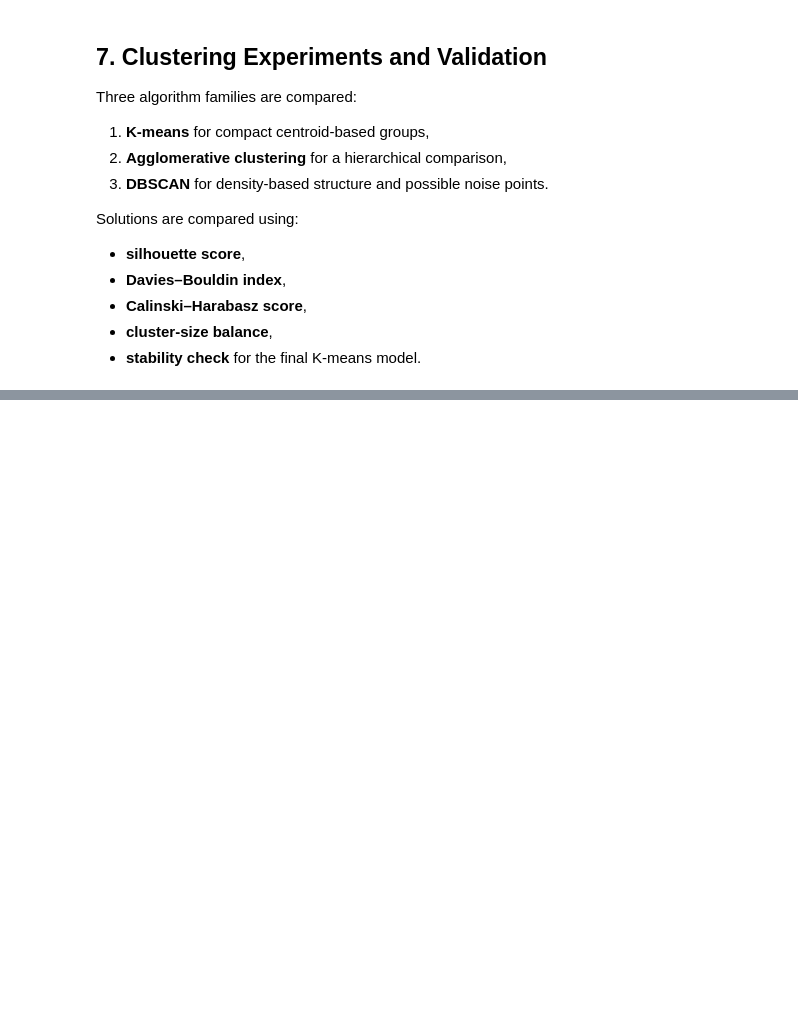
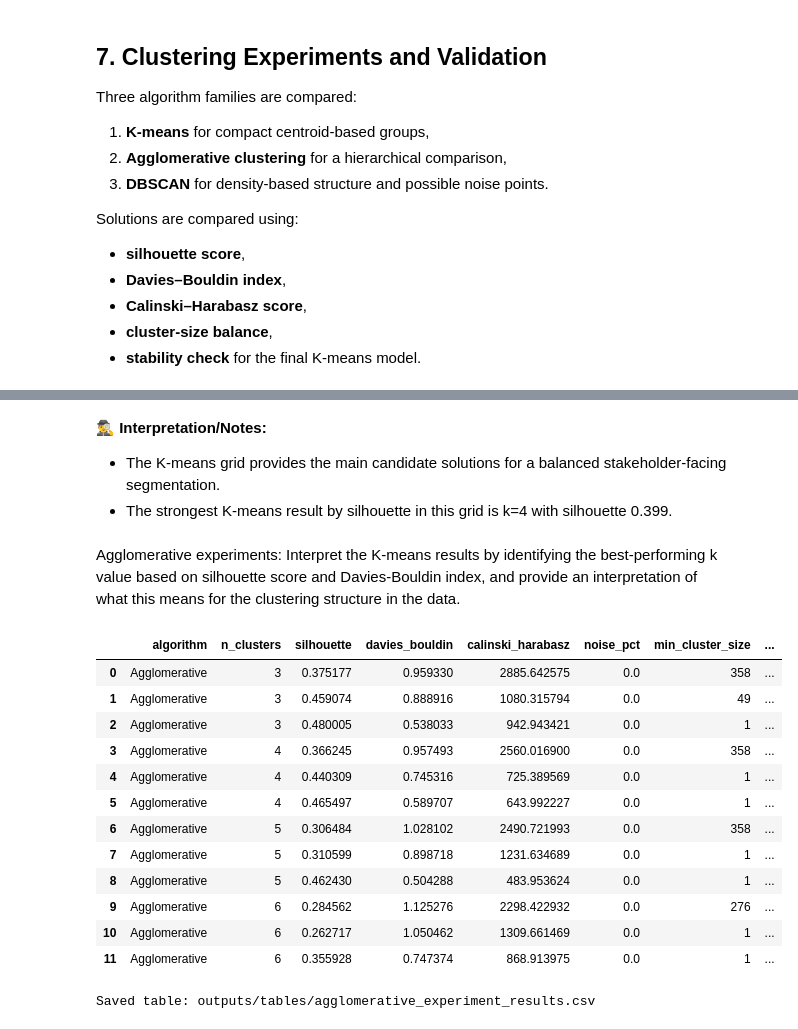
Before and after one commit to dataweby/ToU-Clustering, a Jupyter notebook: notebooks/clustering_capstone.ipynb, the cells around one changed output, grey strips where cells are left out. Drawn from its saved outputs; the diff is of its cells as text; code cells hidden in the pictures; blank space fills up the shorter version.

```diff
--- a/notebooks/clustering_capstone.ipynb
+++ b/notebooks/clustering_capstone.ipynb
@@ -1132,0 +1237,45 @@ Solutions are compared using:
+# %% [markdown]
+**🕵️‍♂️ Interpretation/Notes:**<br>
+
+- The K-means grid provides the main candidate solutions for a balanced stakeholder-facing segmentation.
+- The strongest K-means result by silhouette in this grid is k=4 with silhouette 0.399.
+# %% [markdown]
+Agglomerative experiments:
+Interpret the K-means results by identifying the best-performing k value based on silhouette score and Davies-Bouldin index, and provide an interpretation of what this means for the clustering structure in the data.
+# %%
+agg_results = []
+
+# Loop through a grid of k values and linkage methods for Agglomerative Clustering, fit the model, predict cluster labels, evaluate the clustering results using the evaluate_clustering function, and store the results along with the model object and labels for later analysis and comparison across different parameter settings.
+for k in [3, 4, 5, 6]:
+    for linkage_name in ["ward", "complete", "average"]:
+        model = AgglomerativeClustering(n_clusters=k, linkage=linkage_name)
+        labels = model.fit_predict(X_cluster)
+        metrics = evaluate_clustering(X_cluster, labels, algorithm_name="Agglomerative")
+        metrics.update({
+            "params": f"k={k}, linkage={linkage_name}",
+            "model_object": model,
+            "labels": labels
+        })
+        agg_results.append(metrics)
+
+# Create a DataFrame from the Agglomerative Clustering results for easier comparison and display, and show it in a table format so that the evaluation metrics for each combination of k and linkage method can be reviewed side by side to inform the choice of parameters for clustering.
+agg_results_df = pd.DataFrame([result_to_row(r) for r in agg_results])
+show_table(agg_results_df, "agglomerative_experiment_results", index=False)
+
+# Identify the best-performing combination of k and linkage method based on silhouette score (higher is better) and Davies-Bouldin index (lower is better), and provide an interpretation of what this means for the clustering structure in the data.
+best_agg_row = agg_results_df.sort_values(["silhouette", "davies_bouldin"], ascending=[False, True]).iloc[0]
+# %% [output]
+|  | algorithm | n_clusters | silhouette | davies_bouldin | calinski_harabasz | noise_pct | min_cluster_size | ... |
+| 0 | Agglomerative | 3 | 0.375177 | 0.959330 | 2885.642575 | 0.0 | 358 | ... |
+| 1 | Agglomerative | 3 | 0.459074 | 0.888916 | 1080.315794 | 0.0 | 49 | ... |
+| 2 | Agglomerative | 3 | 0.480005 | 0.538033 | 942.943421 | 0.0 | 1 | ... |
+| 3 | Agglomerative | 4 | 0.366245 | 0.957493 | 2560.016900 | 0.0 | 358 | ... |
+| 4 | Agglomerative | 4 | 0.440309 | 0.745316 | 725.389569 | 0.0 | 1 | ... |
+| 5 | Agglomerative | 4 | 0.465497 | 0.589707 | 643.992227 | 0.0 | 1 | ... |
+| 6 | Agglomerative | 5 | 0.306484 | 1.028102 | 2490.721993 | 0.0 | 358 | ... |
+| 7 | Agglomerative | 5 | 0.310599 | 0.898718 | 1231.634689 | 0.0 | 1 | ... |
+| 8 | Agglomerative | 5 | 0.462430 | 0.504288 | 483.953624 | 0.0 | 1 | ... |
+| 9 | Agglomerative | 6 | 0.284562 | 1.125276 | 2298.422932 | 0.0 | 276 | ... |
+| 10 | Agglomerative | 6 | 0.262717 | 1.050462 | 1309.661469 | 0.0 | 1 | ... |
+| 11 | Agglomerative | 6 | 0.355928 | 0.747374 | 868.913975 | 0.0 | 1 | ... |
+Saved table: outputs/tables/agglomerative_experiment_results.csv
```
Also changed, not shown: parts of 19 cells of this notebook, 16 other files.
